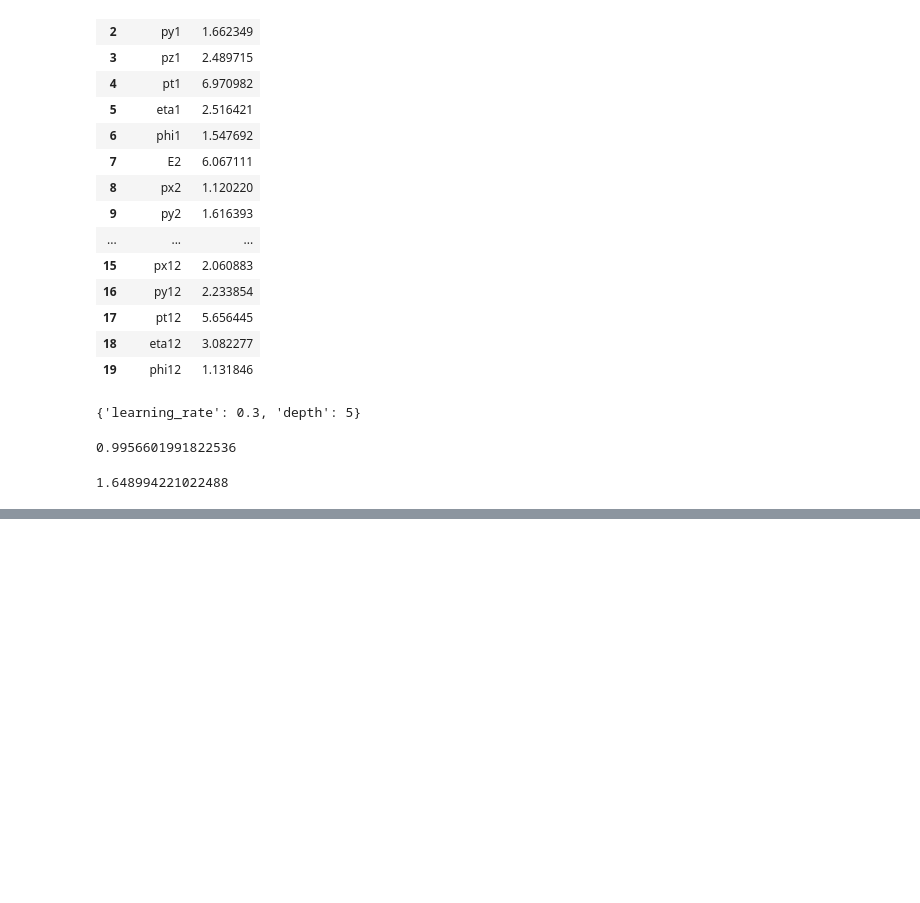
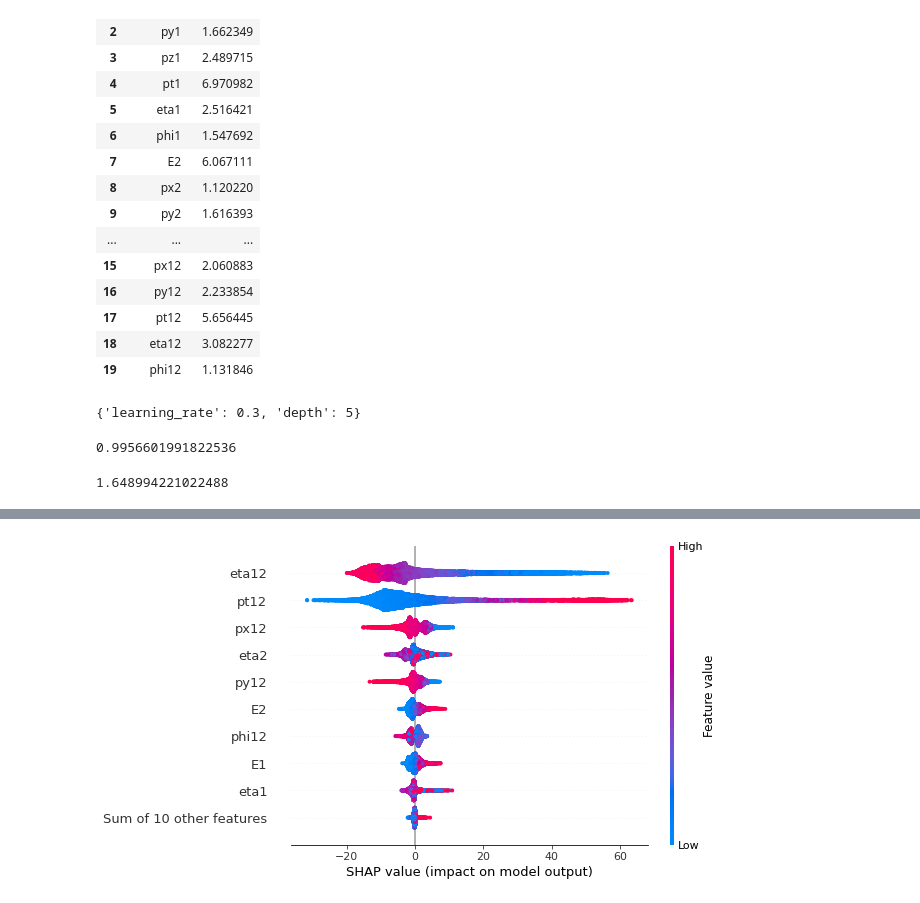
Before and after one commit to DeusLicht/DiElectron_Mass, a Jupyter notebook: mass_predict_pca.ipynb, the cells around one changed output, grey strips where cells are left out. Saved outputs shown, nothing was run; the diff lists cells and outputs as text; code cells hidden in the pictures; blank space fills up the shorter version.

Commit message:
Shap, AvsP Graph and Tuning

```diff
--- a/mass_predict_pca.ipynb
+++ b/mass_predict_pca.ipynb
@@ -449,0 +517,2 @@ Name: XGBRegressor R2 Score: 0.99020 RMSE: 2.47695
+# %%
+catbr = CatBoostRegressor(depth=10, learning_rate=0.1,verbose=False, random_state=42).fit(X_Train,Y_Train)
@@ -449,0 +558,7 @@ Name: XGBRegressor R2 Score: 0.99020 RMSE: 2.47695
+# %%
+explainer = shap.Explainer(catbr)
+shap_values = explainer(X_Test)
+# %%
+shap.plots.beeswarm(shap_values)
+# %% [output]
+[figure, added]
```
Also changed, not shown: parts of 24 cells of this notebook.
